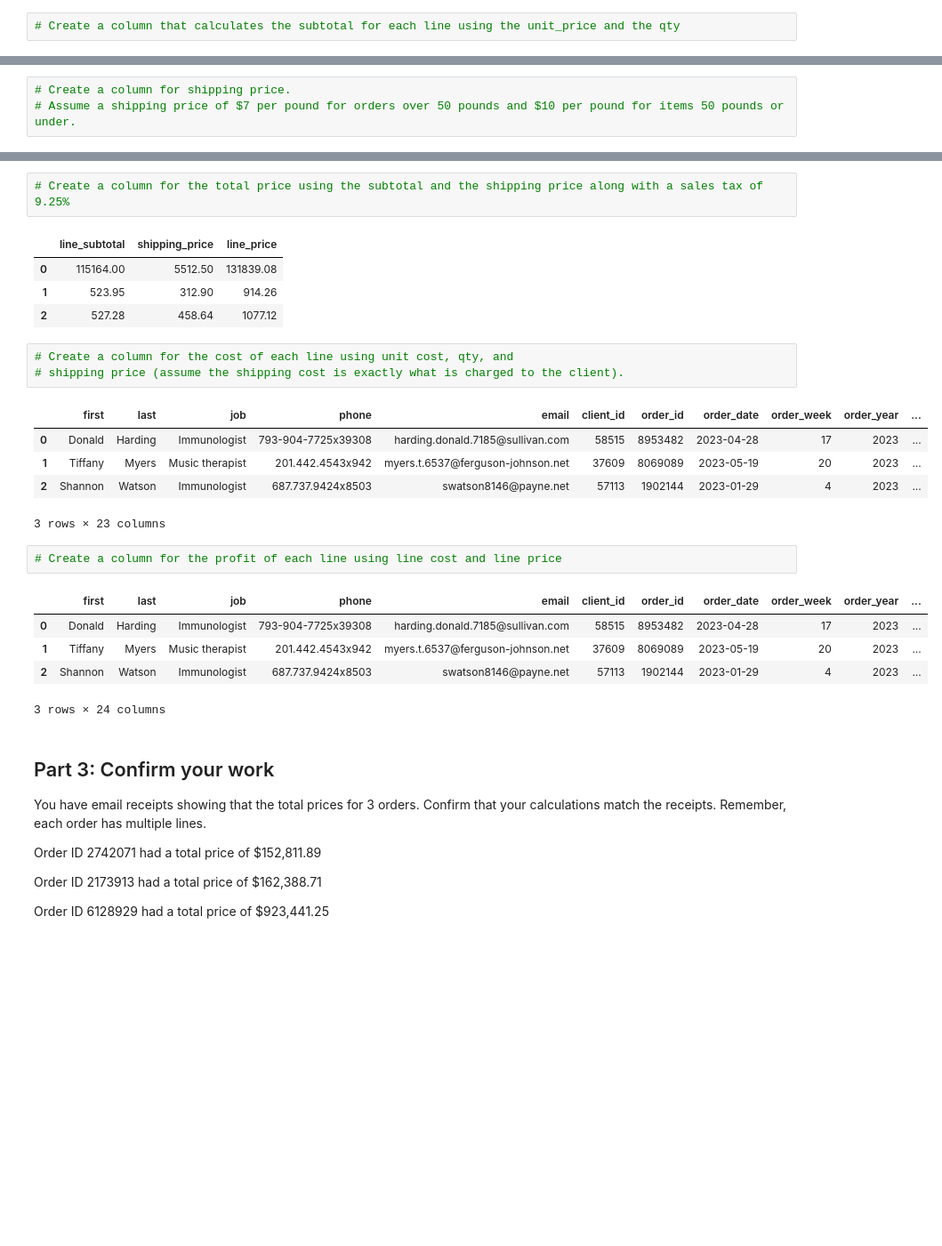
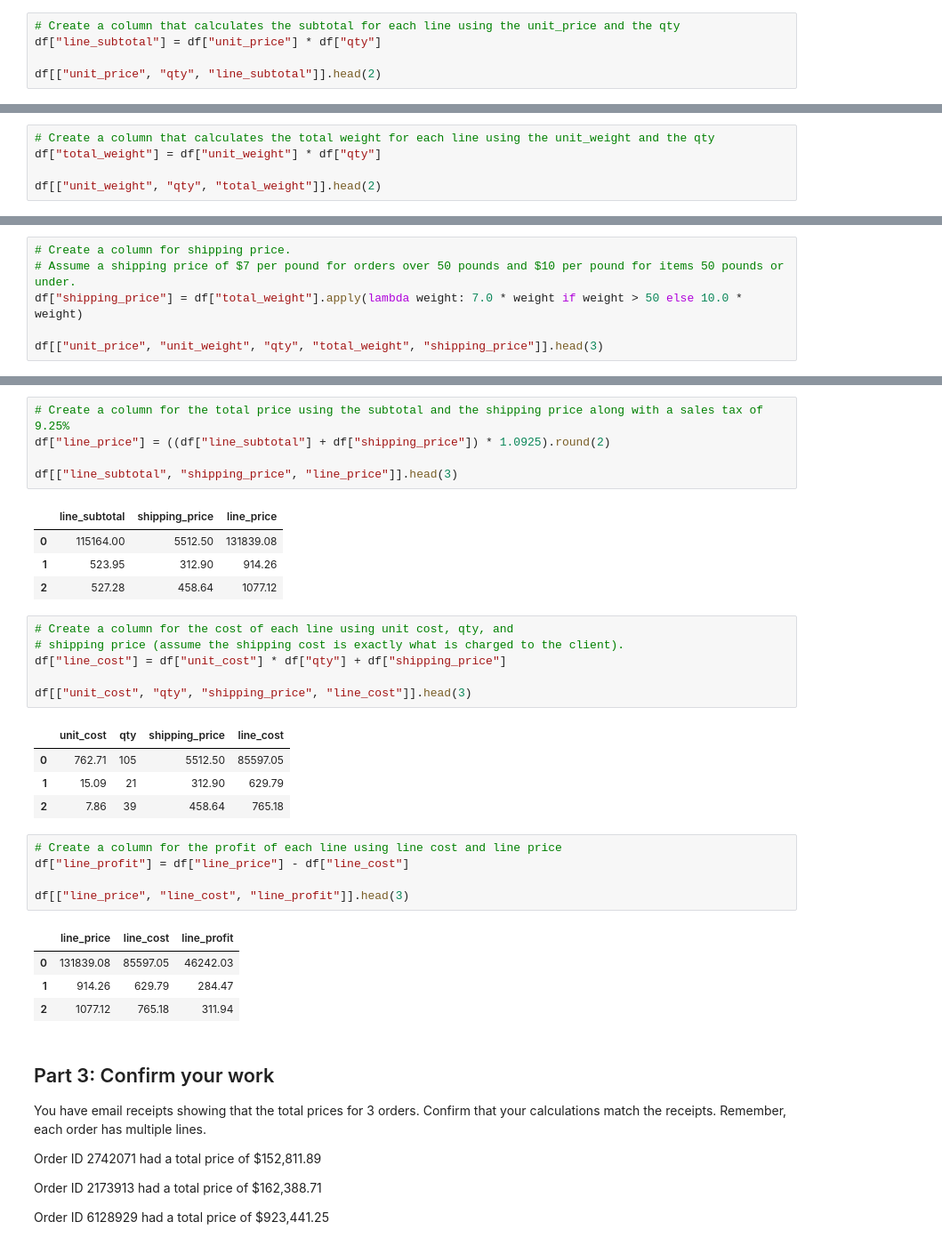
Before and after one commit to JimGile/pandas-challenge-1, a Jupyter notebook: wholesale_data_analysis_starter_code.ipynb, the cells around one changed output, grey strips where cells are left out. Shown: that part at 89% size. Saved outputs shown, nothing was run; the diff lists cells and outputs as text; blank space fills up the shorter version.

```diff
--- a/wholesale_data_analysis_starter_code.ipynb
+++ b/wholesale_data_analysis_starter_code.ipynb
@@ -126,7 +126,15 @@ df.loc[df["client_id"] == top_five_client_ids[0], "qty"].sum()
 Do we know that this client spent the more money than client 66037? If not, how would we find out? Transform the data using the steps below to prepare it for analysis.
 # %%
 # Create a column that calculates the subtotal for each line using the unit_price and the qty
+df["line_subtotal"] = df["unit_price"] * df["qty"]
+
+df[["unit_price", "qty", "line_subtotal"]].head(2)
 # %% [output]
 |  | unit_price | qty | line_subtotal |
 | 0 | 1096.80 | 105 | 115164.00 |
 | 1 | 24.95 | 21 | 523.95 |
+# %%
+# Create a column that calculates the total weight for each line using the unit_weight and the qty
+df["total_weight"] = df["unit_weight"] * df["qty"]
+
+df[["unit_weight", "qty", "total_weight"]].head(2)
@@ -133,6 +145,9 @@ Do we know that this client spent the more money than client 66037? If not, how
 # %%
 # Create a column for shipping price.
 # Assume a shipping price of $7 per pound for orders over 50 pounds and $10 per pound for items 50 pounds or under.
+df["shipping_price"] = df["total_weight"].apply(lambda weight: 7.0 * weight if weight > 50 else 10.0 * weight)
+
+df[["unit_price", "unit_weight", "qty", "total_weight", "shipping_price"]].head(3)
 # %% [output]
 |  | unit_price | unit_weight | qty | total_weight | shipping_price |
 | 0 | 1096.80 | 7.50 | 105 | 787.50 | 5512.50 |
@@ -140,6 +155,9 @@ Do we know that this client spent the more money than client 66037? If not, how
 | 2 | 13.52 | 1.68 | 39 | 65.52 | 458.64 |
 # %%
 # Create a column for the total price using the subtotal and the shipping price along with a sales tax of 9.25%
+df["line_price"] = ((df["line_subtotal"] + df["shipping_price"]) * 1.0925).round(2)
+
+df[["line_subtotal", "shipping_price", "line_price"]].head(3)
 # %% [output]
 |  | line_subtotal | shipping_price | line_price |
 | 0 | 115164.00 | 5512.50 | 131839.08 |
@@ -148,20 +166,24 @@ Do we know that this client spent the more money than client 66037? If not, how
 # %%
 # Create a column for the cost of each line using unit cost, qty, and
 # shipping price (assume the shipping cost is exactly what is charged to the client).
+df["line_cost"] = df["unit_cost"] * df["qty"] + df["shipping_price"]
+
+df[["unit_cost", "qty", "shipping_price", "line_cost"]].head(3)
 # %% [output]
-|  | first | last | job | phone | email | client_id | order_id | order_date | order_week | order_year | ... |
-| 0 | Donald | Harding | Immunologist | 793-904-7725x39308 | harding.donald.7185@sullivan.com | 58515 | 8953482 | 2023-04-28 | 17 | 2023 | ... |
-| 1 | Tiffany | Myers | Music therapist | 201.442.4543x942 | myers.t.6537@ferguson-johnson.net | 37609 | 8069089 | 2023-05-19 | 20 | 2023 | ... |
-| 2 | Shannon | Watson | Immunologist | 687.737.9424x8503 | swatson8146@payne.net | 57113 | 1902144 | 2023-01-29 | 4 | 2023 | ... |
+|  | unit_cost | qty | shipping_price | line_cost |
+| 0 | 762.71 | 105 | 5512.50 | 85597.05 |
+| 1 | 15.09 | 21 | 312.90 | 629.79 |
+| 2 | 7.86 | 39 | 458.64 | 765.18 |
-3 rows × 23 columns
 # %%
 # Create a column for the profit of each line using line cost and line price
+df["line_profit"] = df["line_price"] - df["line_cost"]
+
+df[["line_price", "line_cost", "line_profit"]].head(3)
 # %% [output]
-|  | first | last | job | phone | email | client_id | order_id | order_date | order_week | order_year | ... |
-| 0 | Donald | Harding | Immunologist | 793-904-7725x39308 | harding.donald.7185@sullivan.com | 58515 | 8953482 | 2023-04-28 | 17 | 2023 | ... |
-| 1 | Tiffany | Myers | Music therapist | 201.442.4543x942 | myers.t.6537@ferguson-johnson.net | 37609 | 8069089 | 2023-05-19 | 20 | 2023 | ... |
-| 2 | Shannon | Watson | Immunologist | 687.737.9424x8503 | swatson8146@payne.net | 57113 | 1902144 | 2023-01-29 | 4 | 2023 | ... |
+|  | line_price | line_cost | line_profit |
+| 0 | 131839.08 | 85597.05 | 46242.03 |
+| 1 | 914.26 | 629.79 | 284.47 |
+| 2 | 1077.12 | 765.18 | 311.94 |
-3 rows × 24 columns
 # %% [markdown]
 ## Part 3: Confirm your work
 You have email receipts showing that the total prices for 3 orders. Confirm that your calculations match the receipts. Remember, each order has multiple lines.
```
Also changed, not shown: parts of 1 cell of this notebook.
